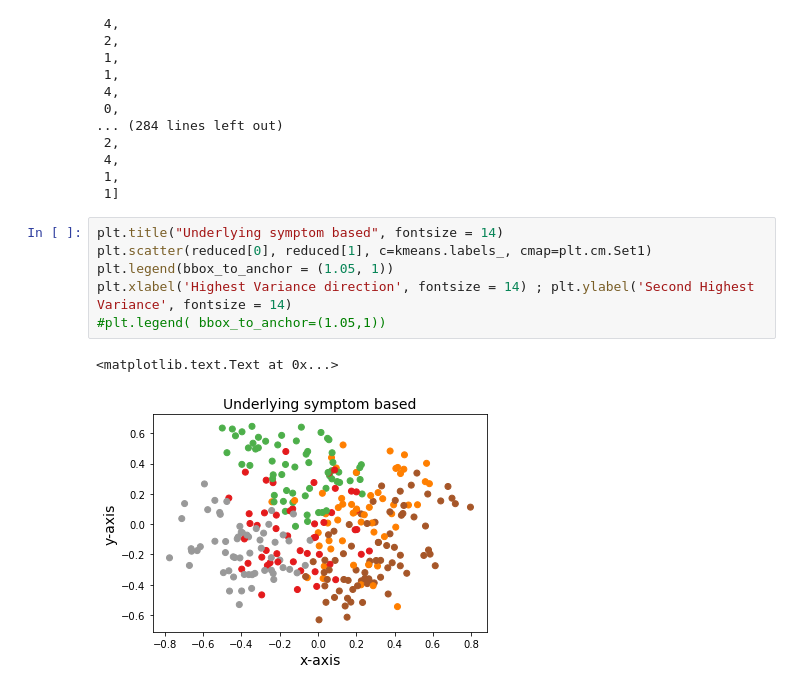
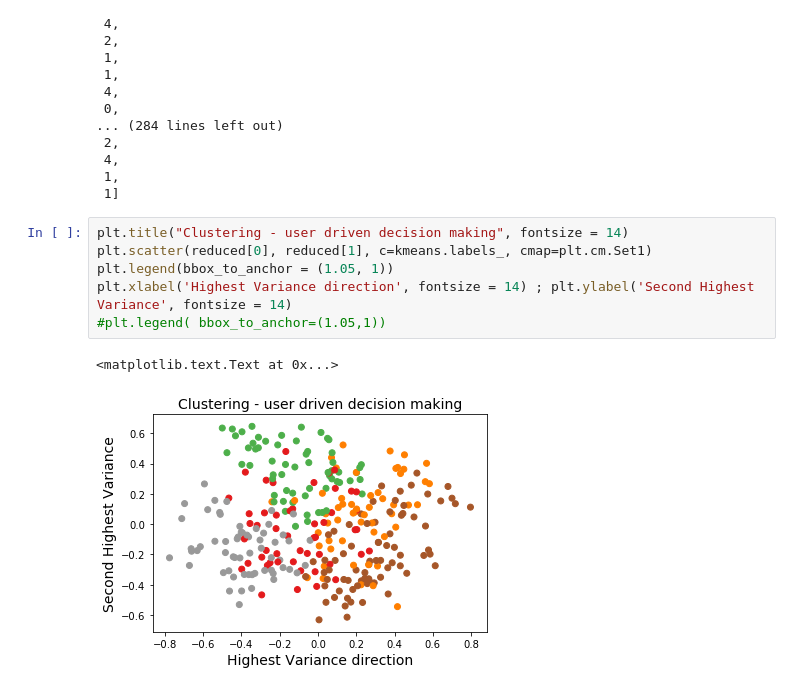
Before and after one commit to kellywang95/WeillHWR, a Jupyter notebook: crnn.pytorch/K-Means.ipynb, the cells around one changed output. Saved outputs shown, nothing was run; the diff lists cells and outputs as text.

Commit message:
k means clusters

```diff
--- a/crnn.pytorch/K-Means.ipynb
+++ b/crnn.pytorch/K-Means.ipynb
@@ -63,11 +63,11 @@ list(kmeans.labels_)
  1,
  1]
 # %%
-plt.title("Underlying symptom based", fontsize = 14)
+plt.title("Clustering - user driven decision making", fontsize = 14)
 plt.scatter(reduced[0], reduced[1], c=kmeans.labels_, cmap=plt.cm.Set1)
 plt.legend(bbox_to_anchor = (1.05, 1))
 plt.xlabel('Highest Variance direction', fontsize = 14) ; plt.ylabel('Second Highest Variance', fontsize = 14)
 #plt.legend( bbox_to_anchor=(1.05,1))
 # %% [output]
 <matplotlib.text.Text at 0x...>
-[figure, old version]
+[figure, new version]
```
Also changed, not shown: 1 other file.
